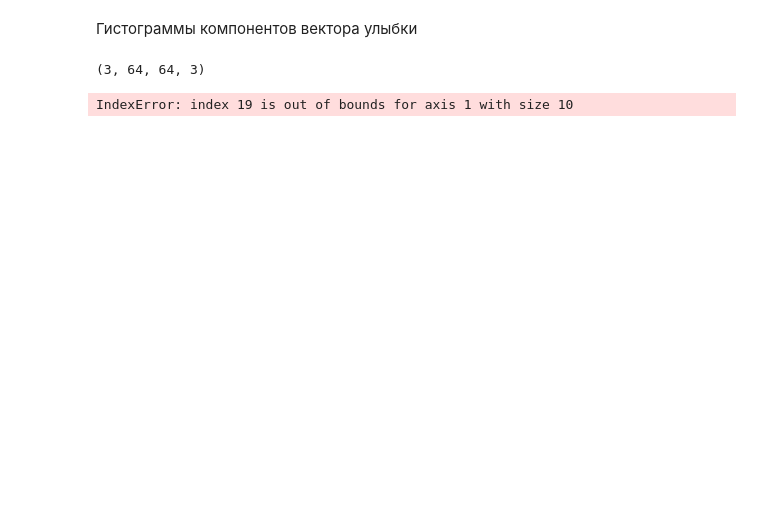
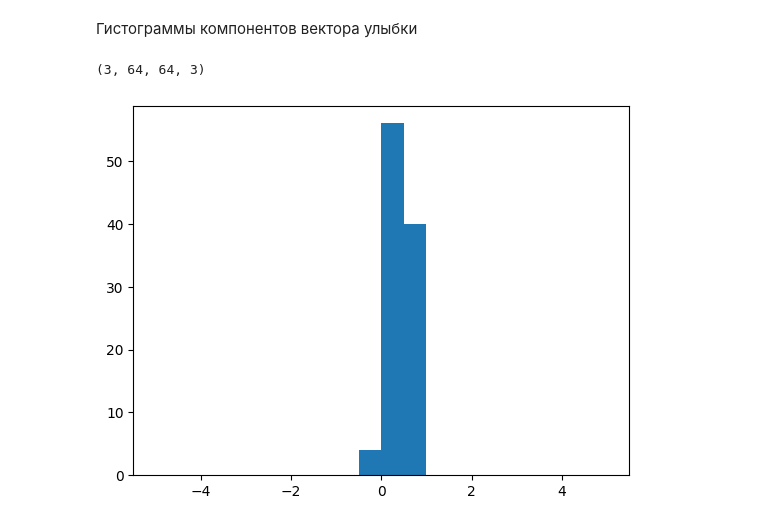
Before and after one commit to Krearden/psuNN, a Jupyter notebook: LR7/LR7.ipynb, the cells around one changed output. Drawn from its saved outputs; the diff is of its cells as text; code cells hidden in the pictures; blank space fills up the shorter version.

```diff
--- a/LR7/LR7.ipynb
+++ b/LR7/LR7.ipynb
@@ -652,32 +651,31 @@ smile [-0.30757526 -1.3173634   0.10361841 -0.9819976  -1.9172773   0.36679387
 # %%
 img1 = cv2.imread('datasets/mxnet1k/mxnet_47/3644.png') #reference with smile
 img1 = cv2.resize(img1,(img_size, img_size))
-img2 = cv2.imread('datasets/mxnet1k/mxnet_47/3646.png') #reference without smile
-img2 = cv2.resize(img2,(img_size, img_size))
-img3 = cv2.imread('datasets/mxnet1k/mxnet_45/3494.png') #new without smile
+
+img3 = cv2.imread('datasets/mxnet1k/mxnet_47/3645.png') #new without smile
 img3 = cv2.resize(img3,(img_size, img_size))
 
 images = []
 images.append(np.expand_dims(img1, axis=0))
 images.append(np.expand_dims(img2, axis=0))
 images.append(np.expand_dims(img3, axis=0))
 np_images = np.vstack(images)
 #np_images = np.expand_dims(np_images, axis=3)
 
 np_images = np_images.astype('float32')
 np_images /= 255
 print(np_images.shape)
 
 smile_stat = np.zeros((100,latent_dim), float)
 for i in range(100):
     emb = vae.encoder.predict(np_images)
 
     #print(emb)
     smile = emb[0]-emb[1]
     smile_stat[i] = smile
     #print("smile", smile)
-plt.hist(smile_stat[:,19], 20, (-5,5))
+plt.hist(smile_stat[:,9], 20, (-5,5))
 plt.show()
 # %% [output]
 (3, 64, 64, 3)
-IndexError: index 19 is out of bounds for axis 1 with size 10
+[figure, added]
```
Also changed, not shown: parts of 2 cells of this notebook.
